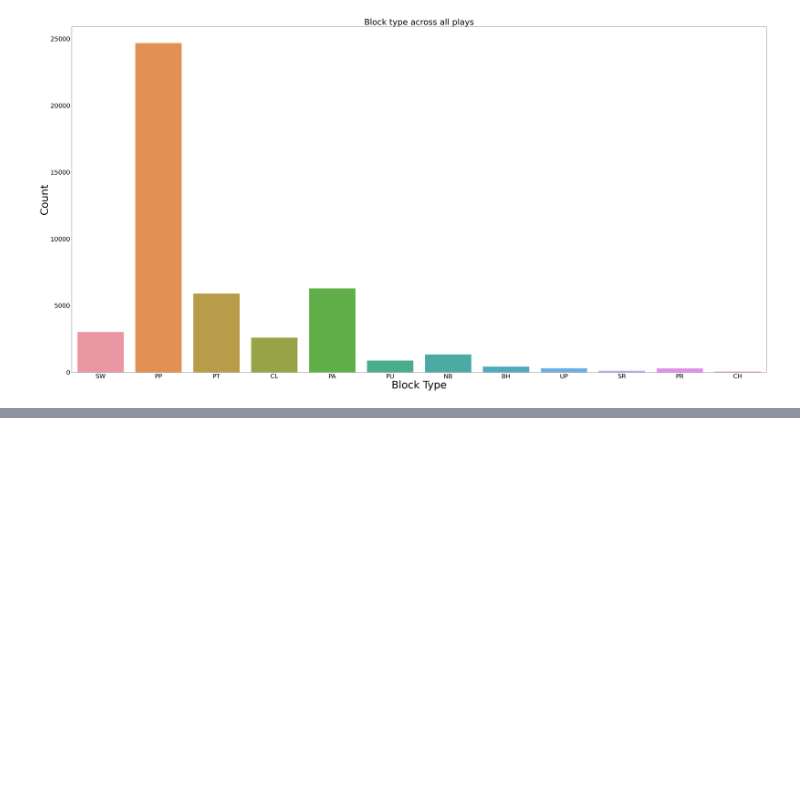
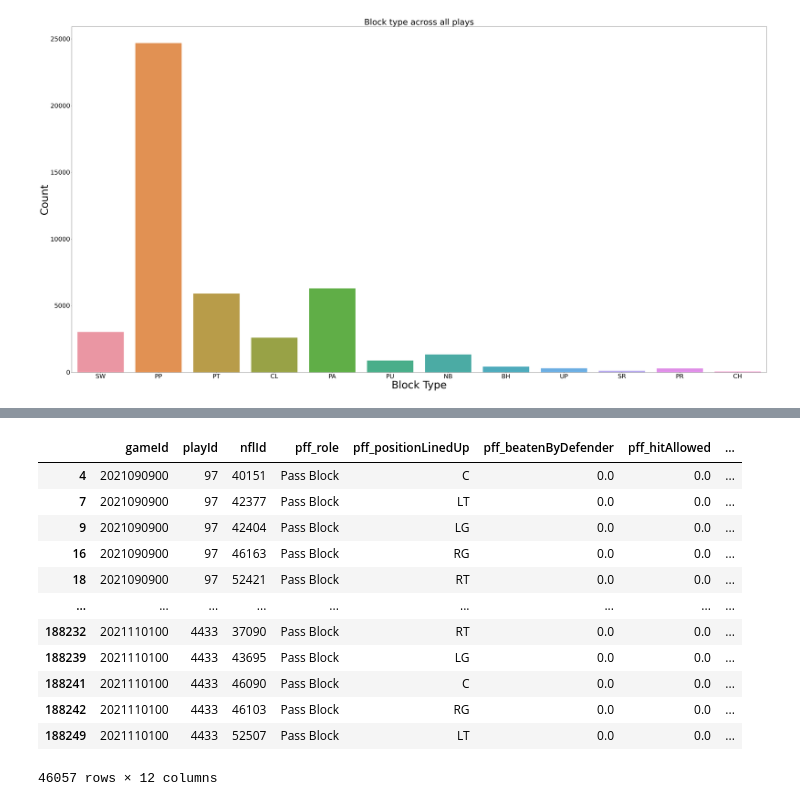
Before and after one commit to ibbymoh/Analysis-of-linemen-in-NFL, a Jupyter notebook: Analyzing-offensive-linemen.ipynb, the cells around one changed output, grey strips where cells are left out. Drawn from its saved outputs; the diff is of its cells as text; code cells hidden in the pictures; blank space fills up the shorter version.

```diff
--- a/Analyzing-offensive-linemen.ipynb
+++ b/Analyzing-offensive-linemen.ipynb
@@ -98,0 +120,18 @@ pyplot.show()
+# %%
+# df_plays[['gameId','playId','prePenaltyPlayResult']]
+
+df[filtered_cols]
+# %% [output]
+|  | gameId | playId | nflId | pff_role | pff_positionLinedUp | pff_beatenByDefender | pff_hitAllowed | ... |
+| 4 | 2021090900 | 97 | 40151 | Pass Block | C | 0.0 | 0.0 | ... |
+| 7 | 2021090900 | 97 | 42377 | Pass Block | LT | 0.0 | 0.0 | ... |
+| 9 | 2021090900 | 97 | 42404 | Pass Block | LG | 0.0 | 0.0 | ... |
+| 16 | 2021090900 | 97 | 46163 | Pass Block | RG | 0.0 | 0.0 | ... |
+| 18 | 2021090900 | 97 | 52421 | Pass Block | RT | 0.0 | 0.0 | ... |
+| ... | ... | ... | ... | ... | ... | ... | ... | ... |
+| 188232 | 2021110100 | 4433 | 37090 | Pass Block | RT | 0.0 | 0.0 | ... |
+| 188239 | 2021110100 | 4433 | 43695 | Pass Block | LG | 0.0 | 0.0 | ... |
+| 188241 | 2021110100 | 4433 | 46090 | Pass Block | C | 0.0 | 0.0 | ... |
+| 188242 | 2021110100 | 4433 | 46103 | Pass Block | RG | 0.0 | 0.0 | ... |
+| 188249 | 2021110100 | 4433 | 52507 | Pass Block | LT | 0.0 | 0.0 | ... |
+46057 rows × 12 columns
```
Also changed, not shown: parts of 15 cells of this notebook, 2 other files.
